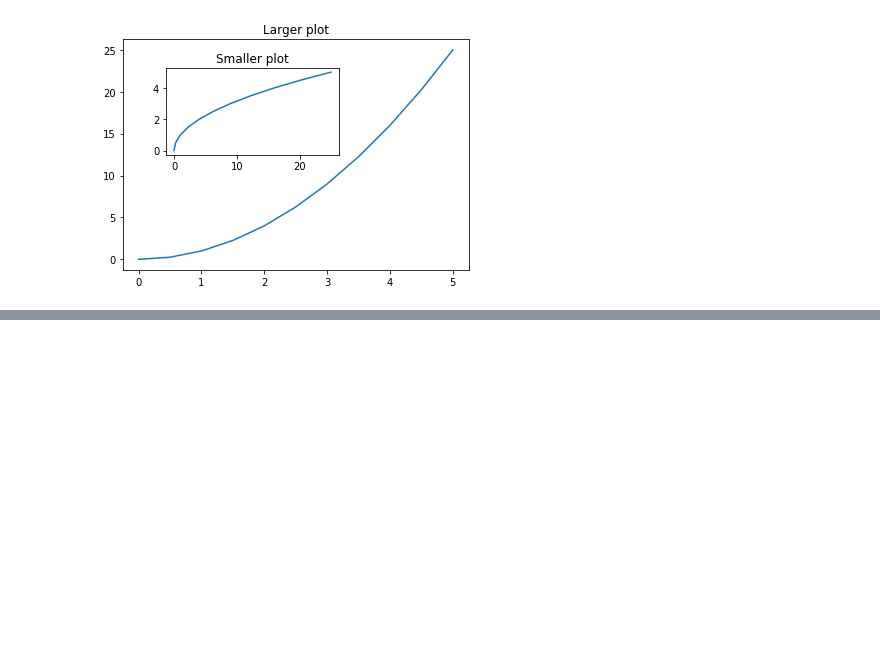
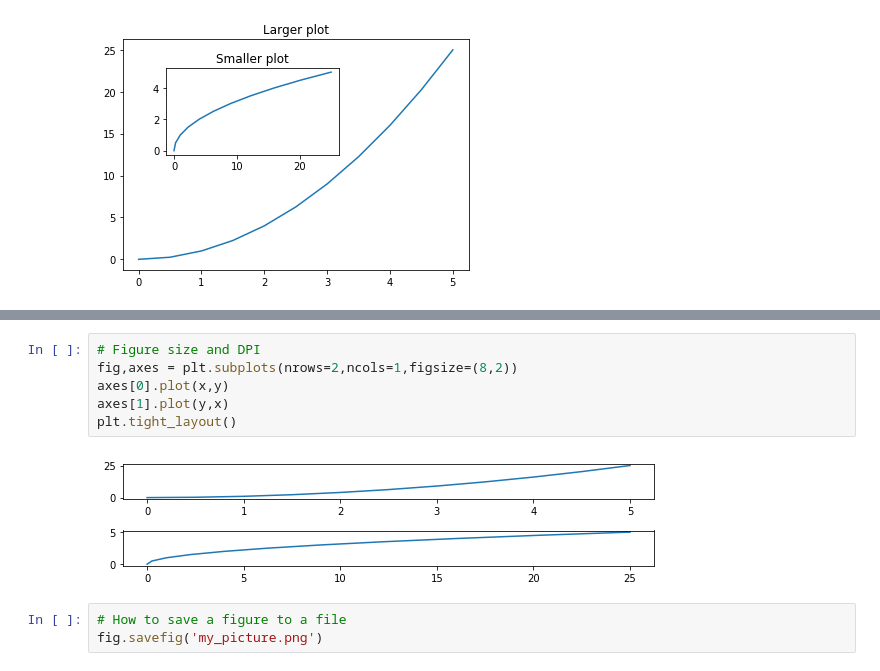
Before and after one commit to Ridge2/JupyterNotes, a Jupyter notebook: MatplotlibLecture(Concepts).ipynb, the cells around one changed output, grey strips where cells are left out. Drawn from its saved outputs; the diff is of its cells as text; blank space fills up the shorter version.

```diff
--- a/MatplotlibLecture(Concepts).ipynb
+++ b/MatplotlibLecture(Concepts).ipynb
@@ -74,0 +93,11 @@ axes
+# %%
+# Figure size and DPI
+fig,axes = plt.subplots(nrows=2,ncols=1,figsize=(8,2))
+axes[0].plot(x,y)
+axes[1].plot(y,x)
+plt.tight_layout()
+# %% [output]
+[figure, added]
+# %%
+# How to save a figure to a file
+fig.savefig('my_picture.png')
```
Also changed, not shown: parts of 3 cells of this notebook, 1 other file.
